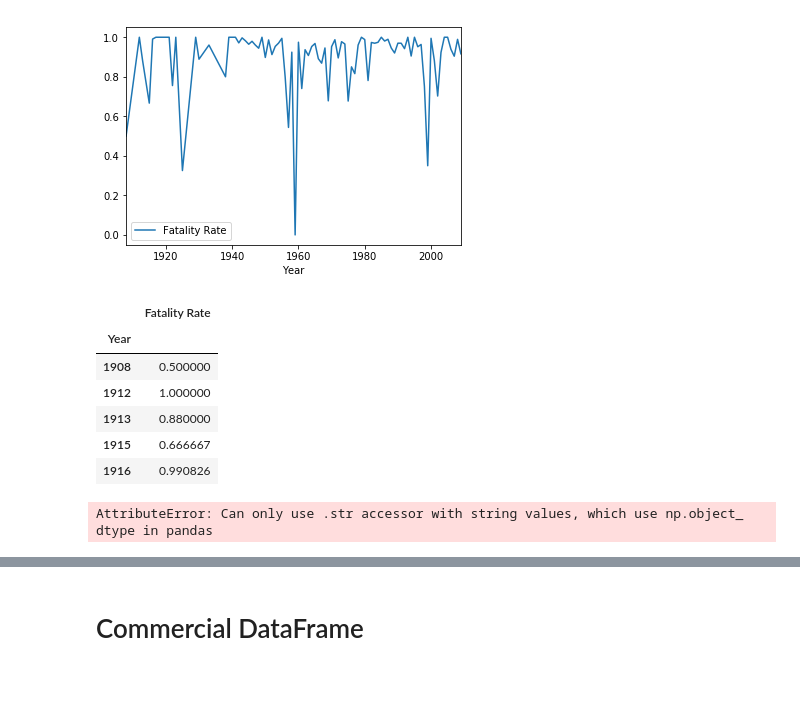
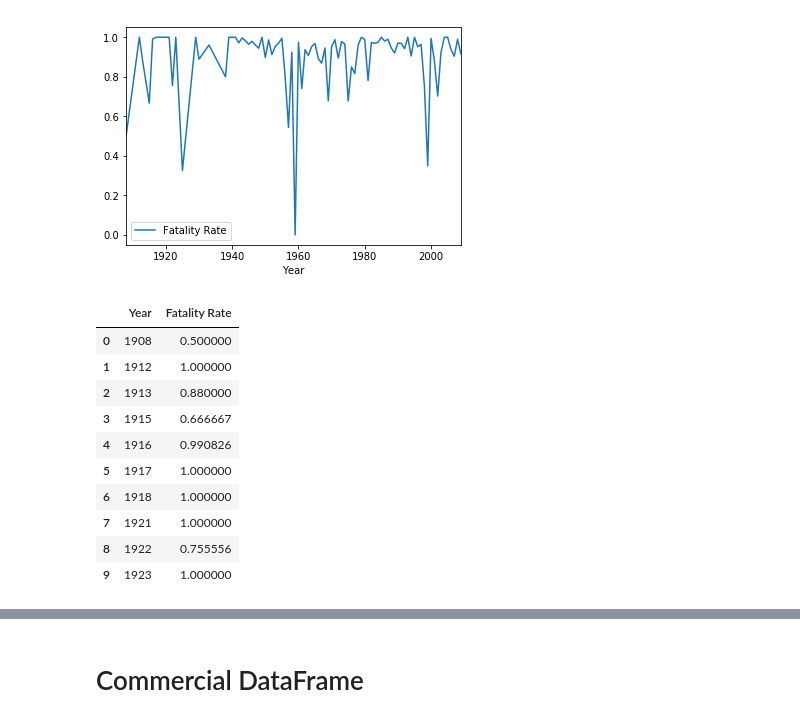
Before and after one commit to Tiga2000/Project1, a Jupyter notebook: Project01_script.ipynb, the cells around one changed output, grey strips where cells are left out. Drawn from its saved outputs; the diff is of its cells as text; code cells hidden in the pictures; blank space fills up the shorter version.

```diff
--- a/Project01_script.ipynb
+++ b/Project01_script.ipynb
@@ -100,18 +91,20 @@ df2_military
 military_chart = df2_military.plot(kind="line")
 # %% [output]
 [figure]
-# %%
-df2_military.head(5)
-# %% [output]
-|  | Fatality Rate |
-| Year |  |
-| 1908 | 0.500000 |
-| 1912 | 1.000000 |
-| 1913 | 0.880000 |
-| 1915 | 0.666667 |
-| 1916 | 0.990826 |
-# %%
-df2_military['Fatality Rate']
-# %% [output]
-AttributeError: Can only use .str accessor with string values, which use np.object_ dtype in pandas
+# %%
+df2_military = pd.DataFrame({"Fatality Rate": m_fatality_rate})
+df2_military = df2_military.reset_index()
+df2_military.head(10)
+# %% [output]
+|  | Year | Fatality Rate |
+| 0 | 1908 | 0.500000 |
+| 1 | 1912 | 1.000000 |
+| 2 | 1913 | 0.880000 |
+| 3 | 1915 | 0.666667 |
+| 4 | 1916 | 0.990826 |
+| 5 | 1917 | 1.000000 |
+| 6 | 1918 | 1.000000 |
+| 7 | 1921 | 1.000000 |
+| 8 | 1922 | 0.755556 |
+| 9 | 1923 | 1.000000 |
 # %%
```
Also changed, not shown: parts of 5 cells of this notebook.
